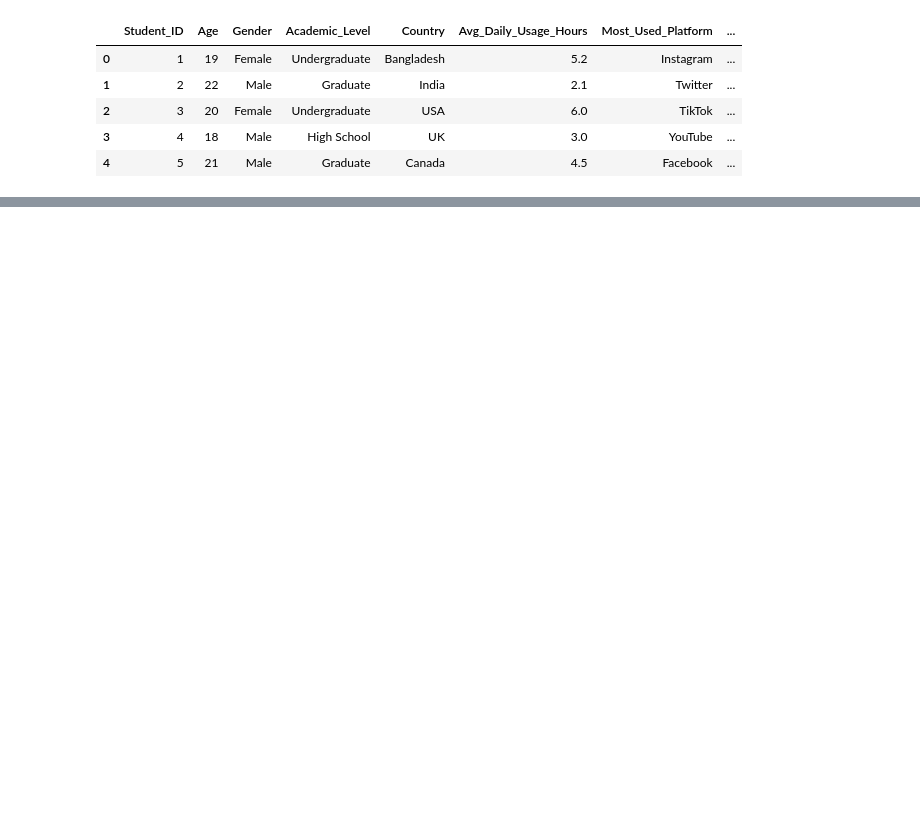
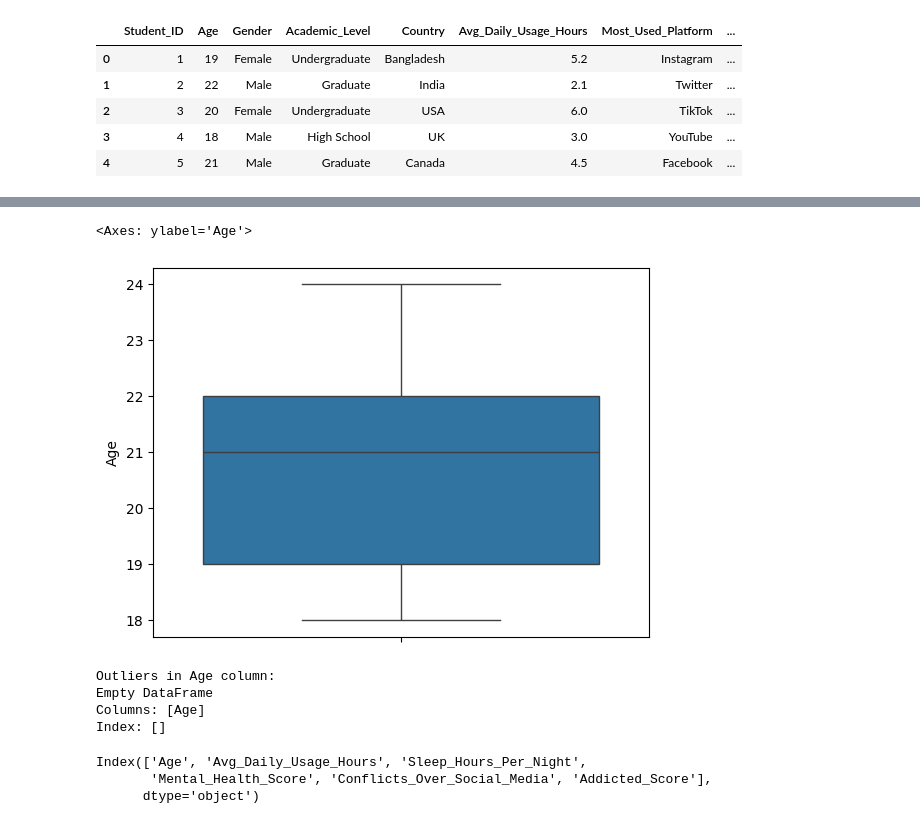
Before and after one commit to Aravindminfy/student_social_media, a Jupyter notebook: code.ipynb, the cells around one changed output, grey strips where cells are left out. Saved outputs shown, nothing was run; the diff lists cells and outputs as text; code cells hidden in the pictures; blank space fills up the shorter version.

```diff
--- a/code.ipynb
+++ b/code.ipynb
@@ -16,0 +65,2 @@ df.head()
+# %%
+df.drop(columns=['Student_ID'],inplace=True)
@@ -16,0 +133,28 @@ df.head()
+# %%
+sns.boxplot(df['Age'])
+# %% [output]
+<Axes: ylabel='Age'>
+[figure, added]
+# %%
+Q1 = df['Age'].quantile(0.25)
+Q3 = df['Age'].quantile(0.75)
+IQR = Q3 - Q1
+
+lower_bound = Q1 - 1.5 * IQR
+upper_bound = Q3 + 1.5 * IQR
+
+outliers = df[(df['Age'] < lower_bound) | (df['Age'] > upper_bound)]
+
+print("Outliers in Age column:")
+print(outliers[['Age']])
+# %% [output]
+Outliers in Age column:
+Empty DataFrame
+Columns: [Age]
+Index: []
+# %%
+num_col
+# %% [output]
+Index(['Age', 'Avg_Daily_Usage_Hours', 'Sleep_Hours_Per_Night',
+       'Mental_Health_Score', 'Conflicts_Over_Social_Media', 'Addicted_Score'],
+      dtype='object')
```
Also changed, not shown: parts of 16 cells of this notebook, 1 other file.
